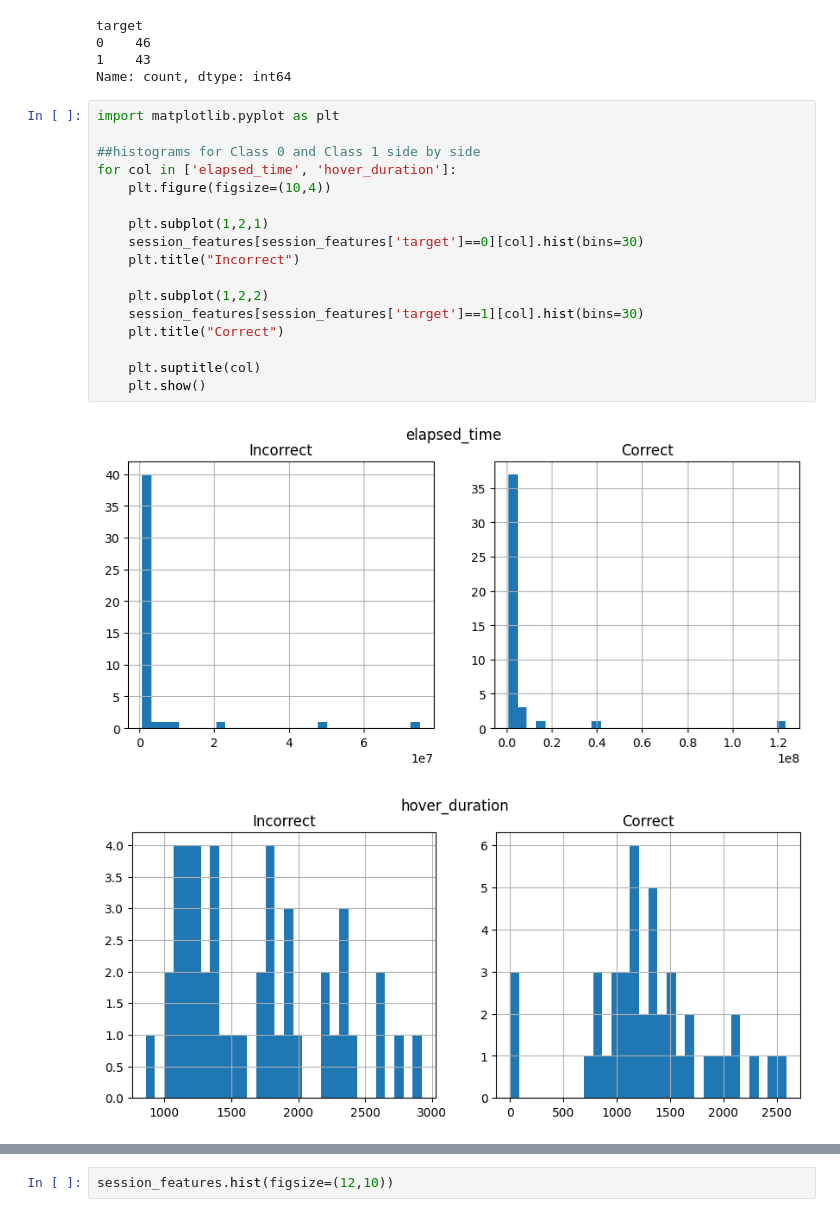
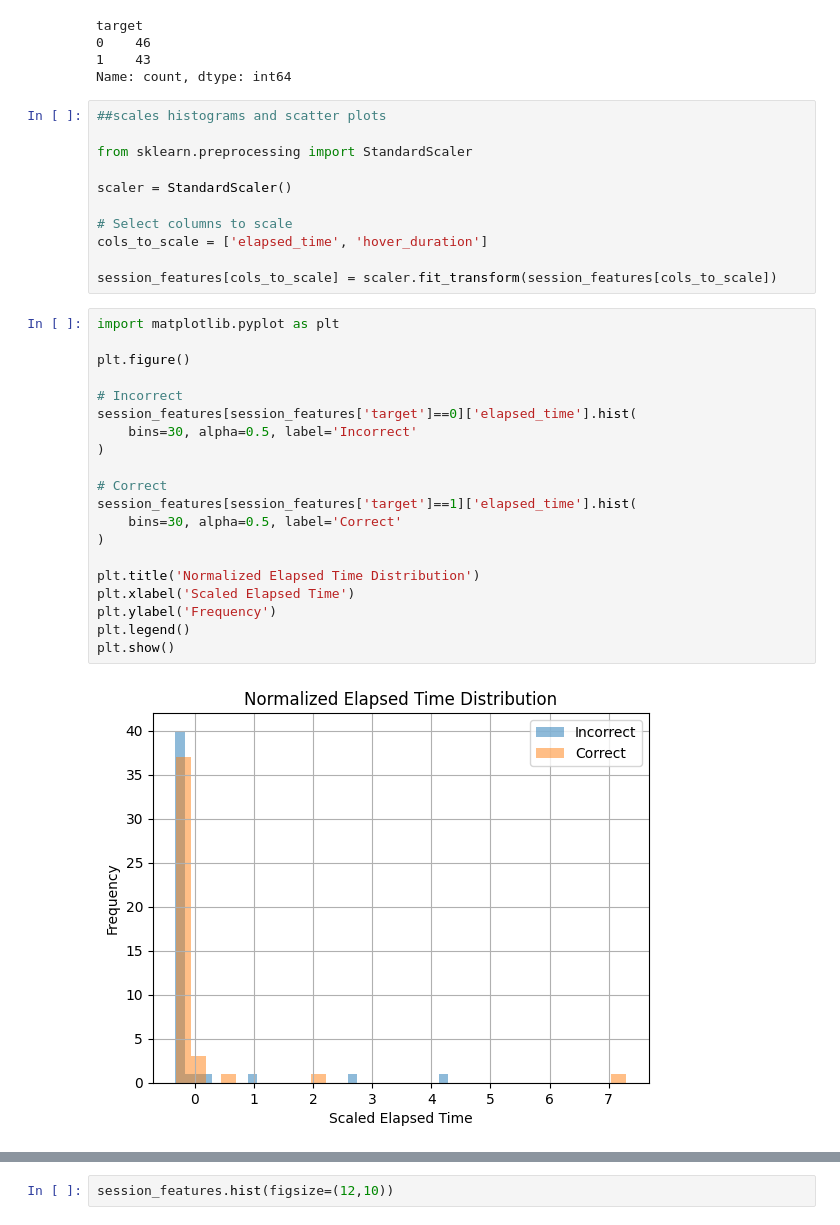
Before and after one commit to alexiatello/Predicting-Game-Performance, a Jupyter notebook: data_visual.ipynb, the cells around one changed output, grey strips where cells are left out. Drawn from its saved outputs; the diff is of its cells as text.

Commit message:
Updated visualizations with scaled plots

```diff
--- a/data_visual.ipynb
+++ b/data_visual.ipynb
@@ -111,23 +111,36 @@ target
 0    46
 1    43
 Name: count, dtype: int64
+# %%
+##scales histograms and scatter plots
+
+from sklearn.preprocessing import StandardScaler
+
+scaler = StandardScaler()
+
+# Select columns to scale
+cols_to_scale = ['elapsed_time', 'hover_duration']
+
+session_features[cols_to_scale] = scaler.fit_transform(session_features[cols_to_scale])
 # %%
 import matplotlib.pyplot as plt
 
-##histograms for Class 0 and Class 1 side by side
-for col in ['elapsed_time', 'hover_duration']:
-    plt.figure(figsize=(10,4))
+plt.figure()
 
-    plt.subplot(1,2,1)
-    session_features[session_features['target']==0][col].hist(bins=30)
-    plt.title("Incorrect")
+# Incorrect
+session_features[session_features['target']==0]['elapsed_time'].hist(
+    bins=30, alpha=0.5, label='Incorrect'
+)
 
-    plt.subplot(1,2,2)
-    session_features[session_features['target']==1][col].hist(bins=30)
-    plt.title("Correct")
+# Correct
+session_features[session_features['target']==1]['elapsed_time'].hist(
+    bins=30, alpha=0.5, label='Correct'
+)
 
-    plt.suptitle(col)
-    plt.show()
+plt.title('Normalized Elapsed Time Distribution')
+plt.xlabel('Scaled Elapsed Time')
+plt.ylabel('Frequency')
+plt.legend()
+plt.show()
 # %% [output]
-[figure, old version]
+[figure, new version]
-[figure, removed]
```
Also changed, not shown: parts of 3 cells of this notebook.
